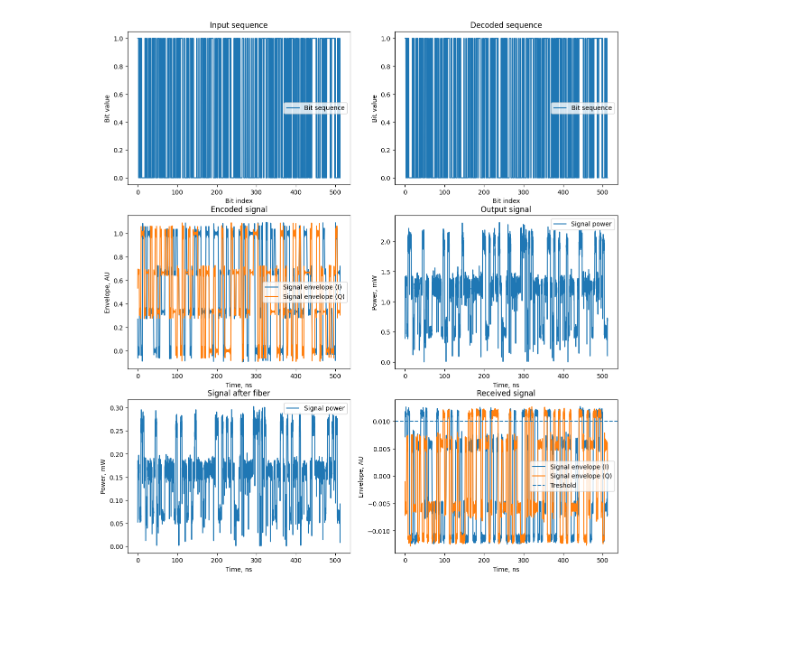
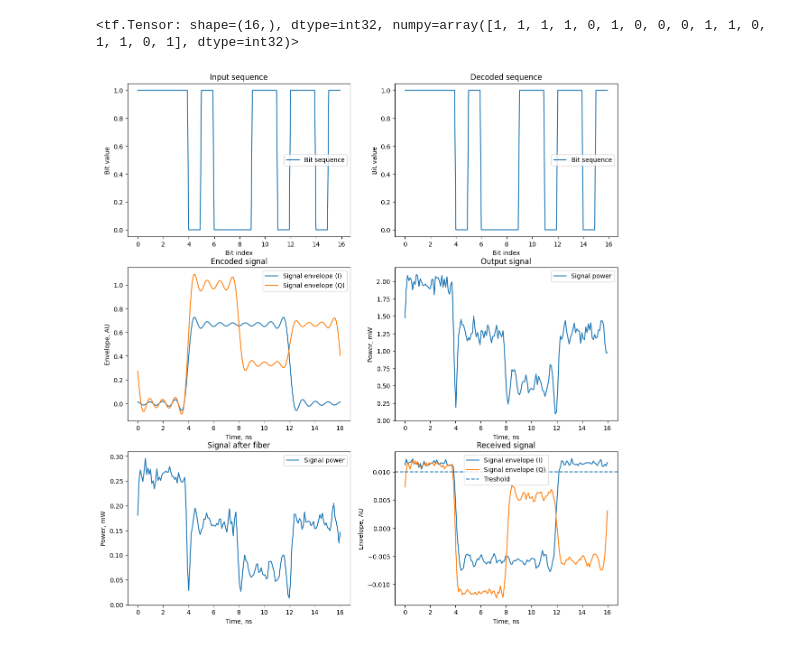
Before and after one commit to ivknv/tf-ofcs, a Jupyter notebook: optical_communication_system.ipynb, the cells around one changed output. Drawn from its saved outputs; the diff is of its cells as text; code cells hidden in the pictures; blank space fills up the shorter version.

Commit message:
Every component now has a capture() method which captures the output

```diff
--- a/optical_communication_system.ipynb
+++ b/optical_communication_system.ipynb
@@ -27,7 +27,8 @@ qam4_constellation = IQConstellation(
         [-1.0, -1.0], [-1.0, 1.0],
         [ 1.0, -1.0], [ 1.0, 1.0]
     ],
-    adjust_for_mzm=True
+    adjust_for_mzm=True,
+    name="qam4_constellation"
 )
 
 qam16_constellation = IQConstellation(
@@ -38,7 +39,8 @@ qam16_constellation = IQConstellation(
         [ 0.5, -1.0], [ 0.5, -0.5], [ 0.5, 0.5], [ 0.5, 1.0],
         [ 1.0, -1.0], [ 1.0, -0.5], [ 1.0, 0.5], [ 1.0, 1.0]
     ],
-    adjust_for_mzm=True
+    adjust_for_mzm=True,
+    name="qam16_constellation"
 )
 
 encoder = System(components=[
@@ -48,22 +50,25 @@ encoder = System(components=[
         constellation=qam16_constellation
     ),
     MapComponent(component=lpf),
-])
+], name="qam_encoder")
 
 qam_transmitter = System(components=[
     IQModulator(
-        carrier_source=Laser(power=2e-3, linewidth=10e9, frequency_count=128)
+        carrier_source=Laser(power=2e-3, linewidth=10e9, frequency_count=128),
+        name="iq_modulator"
     ),
-    OpticalAWGN(level=-30.0)
-])
+    OpticalAWGN(level=-30.0, name="optical_awgn")
+], name="qam_transmitter")
 
-channel = OpticalFiber(attenuation=0.22, length=40.0, chromatic_dispersion=17.0)
+channel = OpticalFiber(attenuation=0.22, length=40.0, chromatic_dispersion=17.0, name="channel")
 qam_receiver = IQReceiver(
-    photodiode=System(components=[Photodiode(), lpf])
+    photodiode=System(components=[Photodiode(), lpf]),
+    name="qam_receiver"
 )
 qam_decoder = IQDecoder(
     data_rate=data_rate,
-    constellation=qam16_constellation
+    constellation=qam16_constellation,
+    name="qam_decoder"
 )
 
 rng = tf.random.Generator.from_non_deterministic_state(alg="philox")
@@ -79,41 +84,39 @@ system = System(components=[
 ber_tester = BERTester([system])
 # %%
 input_signal = tf.constant([1, 1, 1, 1, 0, 1, 0, 0, 0, 1, 1, 0, 1, 1, 0, 1], dtype=tf.int32)
-input_signal = rng.uniform((512,), 0, 2, dtype=tf.int32)
+#input_signal = rng.uniform((512,), 0, 2, dtype=tf.int32)
 
-encoded_signal = encoder(input_signal)
-output_signal = qam_transmitter(encoded_signal)
-fiber_signal = channel(output_signal)
-received_signal = qam_receiver(fiber_signal)
-decoded_signal = qam_decoder(received_signal)
+system.capture(input_signal)
+# %% [output]
+<tf.Tensor: shape=(16,), dtype=int32, numpy=array([1, 1, 1, 1, 0, 1, 0, 0, 0, 1, 1, 0, 1, 1, 0, 1], dtype=int32)>
 # %%
 fig, ((input_ax, decoded_ax), (encoded_ax, output_ax), (fiber_ax, received_ax)) = plt.subplots(3, 2)  # type: ignore
 fig.set_size_inches(14, 15)
 
 axes = [
     (input_ax, "Input sequence"),
     (encoded_ax, "Encoded signal"),
     (output_ax, "Output signal"),
     (fiber_ax, "Signal after fiber"),
     (received_ax, "Received signal"),
     (decoded_ax, "Decoded sequence")
 ]
 
 plot_bitseq(input_signal, input_ax)
-plot_envelope(encoded_signal, encoded_ax)
-plot_power(output_signal, output_ax)
-plot_power(fiber_signal, fiber_ax)
+plot_envelope(system.find_child("qam_encoder").output, encoded_ax)
+plot_power(system.find_child("qam_transmitter").output, output_ax)
+plot_power(system.find_child("channel").output, fiber_ax)
 
-plot_envelope(received_signal, received_ax)
+plot_envelope(system.find_child("qam_receiver").output, received_ax)
 received_ax.axhline(qam_decoder.threshold * 1000, linestyle="--", label="Treshold")
 
-plot_bitseq(decoded_signal, decoded_ax)
+plot_bitseq(system.output, decoded_ax)
 
 for ax, title in axes:
     ax.set_title(title)
     ax.legend()
 # %% [output]
-[figure, old version]
+[figure, new version]
 # %%
 %time ber_tester(128, 100)
 # %% [output]
```
Also changed, not shown: parts of 10 cells of this notebook, 13 other files.
